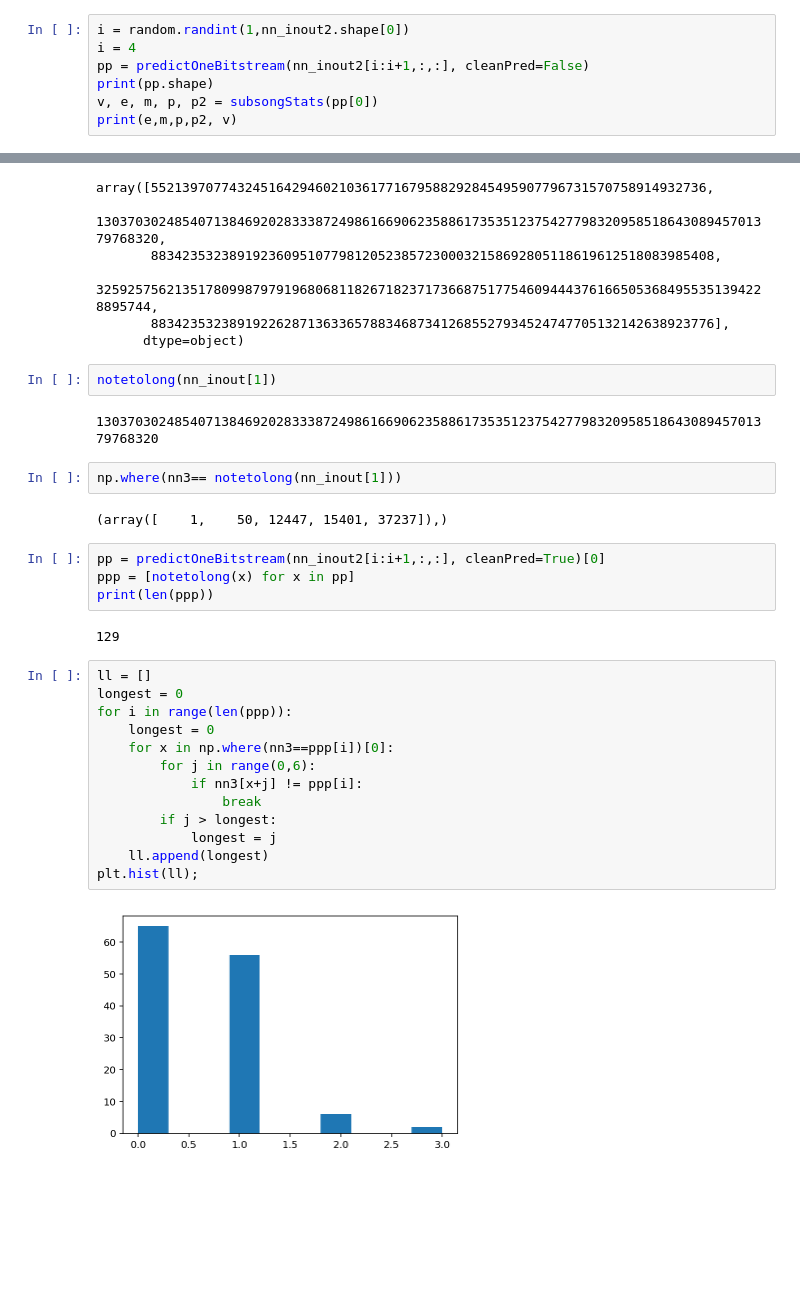
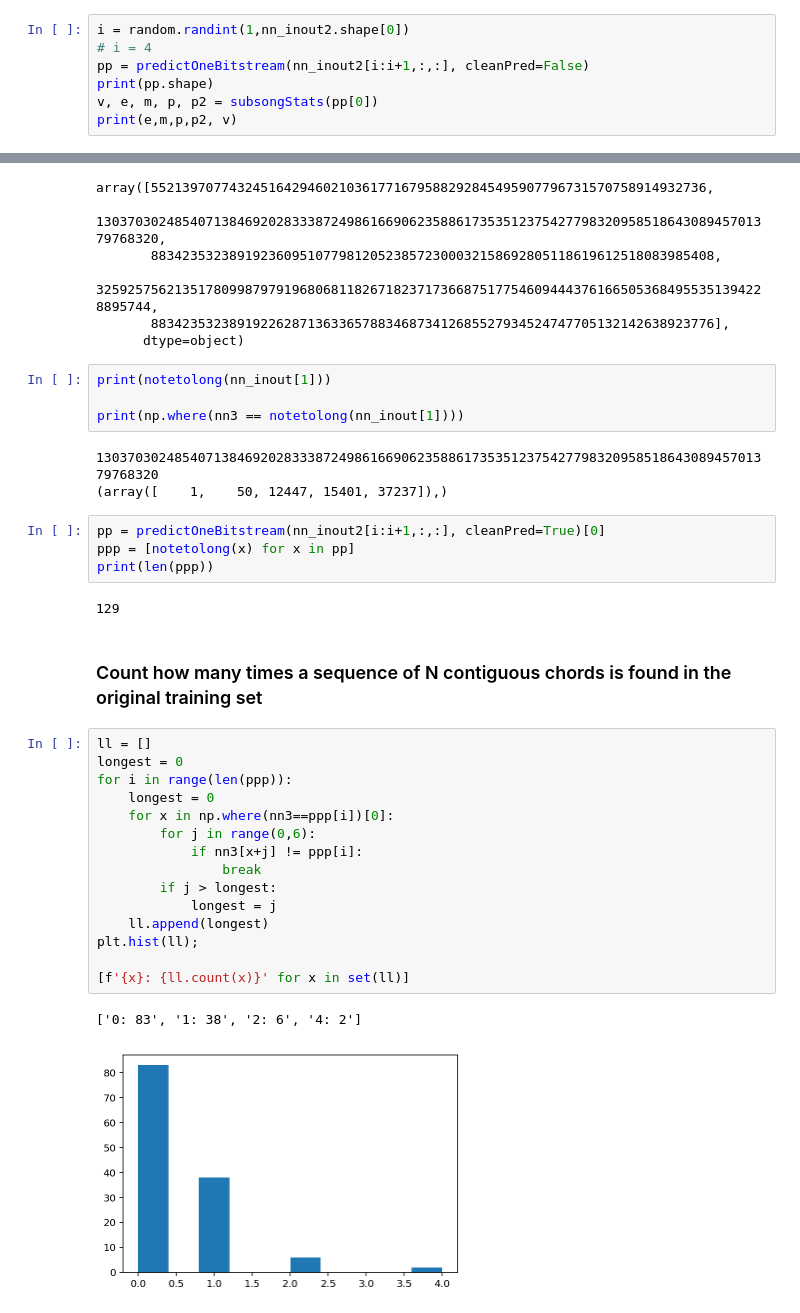
Before and after one commit to NakramR/midi, a Jupyter notebook: hackatonClean.ipynb, the cells around one changed output, grey strips where cells are left out. Drawn from its saved outputs; the diff is of its cells as text; blank space fills up the shorter version.

```diff
--- a/hackatonClean.ipynb
+++ b/hackatonClean.ipynb
@@ -513,7 +517,7 @@ the midi file
 ### generation with evaluation information
 # %%
 i = random.randint(1,nn_inout2.shape[0])
-i = 4
+# i = 4
 pp = predictOneBitstream(nn_inout2[i:i+1,:,:], cleanPred=False)
 print(pp.shape)
 v, e, m, p, p2 = subsongStats(pp[0])
@@ -579,13 +571,12 @@ array([55213970774324516429460210361771679588292845495907796731570758914932736,
        32592575621351780998797919680681182671823717366875177546094443761665053684955351394228895744,
        883423532389192262871363365788346873412685527934524747705132142638923776],
       dtype=object)
-# %%
-notetolong(nn_inout[1])
-# %% [output]
-130370302485407138469202833387249861669062358861735351237542779832095851864308945701379768320
 # %%
-np.where(nn3== notetolong(nn_inout[1]))
+print(notetolong(nn_inout[1]))
+
+print(np.where(nn3 == notetolong(nn_inout[1])))
 # %% [output]
+130370302485407138469202833387249861669062358861735351237542779832095851864308945701379768320
 (array([    1,    50, 12447, 15401, 37237]),)
 # %%
 pp = predictOneBitstream(nn_inout2[i:i+1,:,:], cleanPred=True)[0]
@@ -593,18 +584,23 @@ ppp = [notetolong(x) for x in pp]
 print(len(ppp))
 # %% [output]
 129
+# %% [markdown]
+### Count how many times a sequence of N contiguous chords is found in the original training set
 # %%
 ll = []
 longest = 0
 for i in range(len(ppp)):
     longest = 0
     for x in np.where(nn3==ppp[i])[0]:
         for j in range(0,6):
             if nn3[x+j] != ppp[i]:
                 break
         if j > longest:
             longest = j
     ll.append(longest)
 plt.hist(ll);
+
+[f'{x}: {ll.count(x)}' for x in set(ll)]
 # %% [output]
+['0: 83', '1: 38', '2: 6', '4: 2']
-[figure, old version]
+[figure, new version]
```
Also changed, not shown: parts of 17 cells of this notebook.
